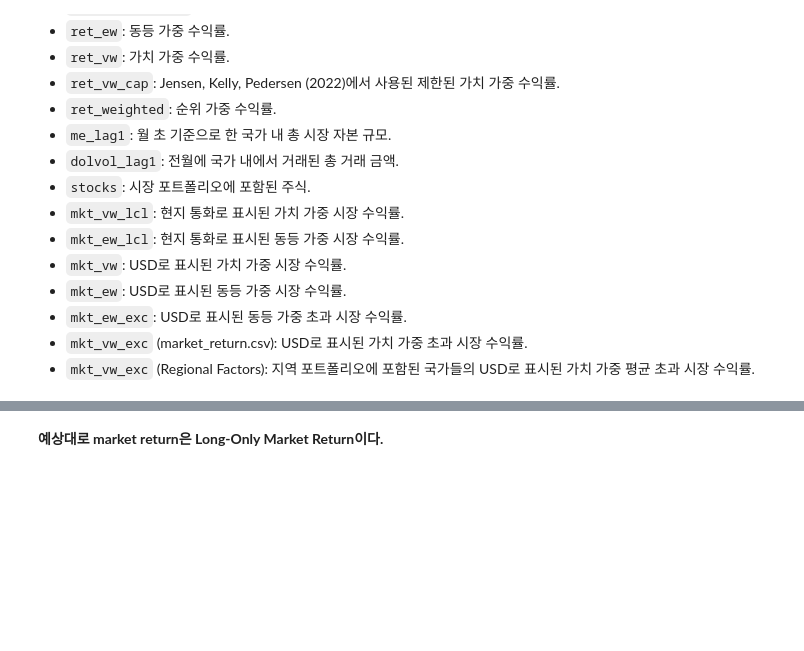
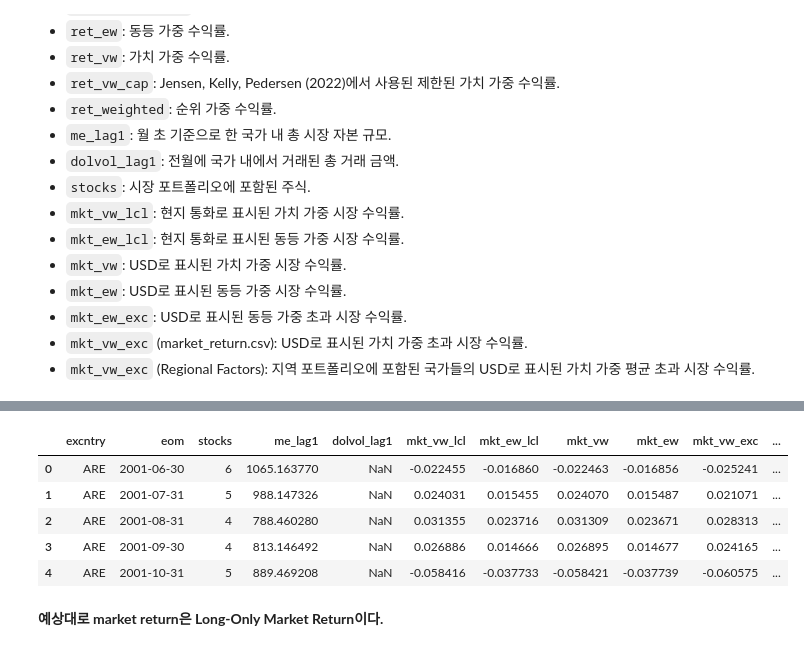
Before and after one commit to dudals3844/ReplicationCrisis, a Jupyter notebook: 00_prepare_data.ipynb, the cells around one changed output, grey strips where cells are left out. Drawn from its saved outputs; the diff is of its cells as text; code cells hidden in the pictures; blank space fills up the shorter version.

```diff
--- a/00_prepare_data.ipynb
+++ b/00_prepare_data.ipynb
@@ -61,3 +49,12 @@ market_returns["eom"] = pd.to_datetime(market_returns["eom"])
+# %%
+market_returns.head()
+# %% [output]
+|  | excntry | eom | stocks | me_lag1 | dolvol_lag1 | mkt_vw_lcl | mkt_ew_lcl | mkt_vw | mkt_ew | mkt_vw_exc | ... |
+| 0 | ARE | 2001-06-30 | 6 | 1065.163770 | NaN | -0.022455 | -0.016860 | -0.022463 | -0.016856 | -0.025241 | ... |
+| 1 | ARE | 2001-07-31 | 5 | 988.147326 | NaN | 0.024031 | 0.015455 | 0.024070 | 0.015487 | 0.021071 | ... |
+| 2 | ARE | 2001-08-31 | 4 | 788.460280 | NaN | 0.031355 | 0.023716 | 0.031309 | 0.023671 | 0.028313 | ... |
+| 3 | ARE | 2001-09-30 | 4 | 813.146492 | NaN | 0.026886 | 0.014666 | 0.026895 | 0.014677 | 0.024165 | ... |
+| 4 | ARE | 2001-10-31 | 5 | 889.469208 | NaN | -0.058416 | -0.037733 | -0.058421 | -0.037739 | -0.060575 | ... |
 # %% [markdown]
 **예상대로 market return은 Long-Only Market Return이다.**
 # %%
```
Also changed, not shown: parts of 42 cells of this notebook.
